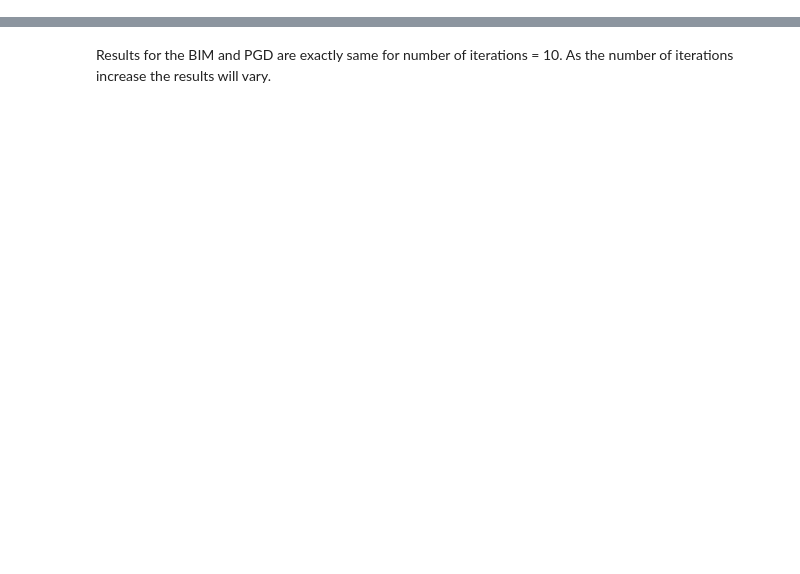
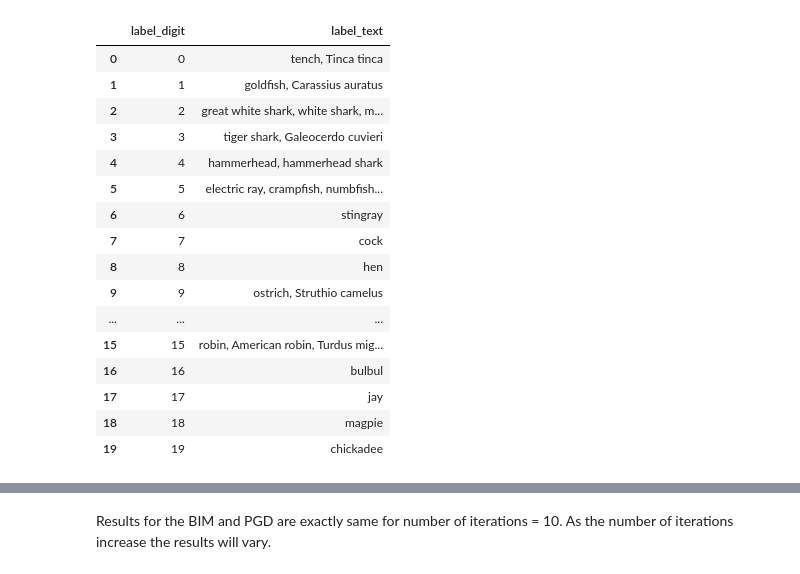
Before and after one commit to kavetinaveen/AdversarialNoise-Llabs, a Jupyter notebook: example.ipynb, the cells around one changed output, grey strips where cells are left out. Saved outputs shown, nothing was run; the diff lists cells and outputs as text; code cells hidden in the pictures; blank space fills up the shorter version.

```diff
--- a/example.ipynb
+++ b/example.ipynb
@@ -2,6 +2,27 @@
 import pandas as pd
 import yaml
 from AdNoise import AdversarialNoise
+# %%
+labels_df = pd.read_csv("./data/input/imagenet_labels.csv")
+labels_df.head(20)
+# %% [output]
+|  | label_digit | label_text |
+| 0 | 0 | tench, Tinca tinca |
+| 1 | 1 | goldfish, Carassius auratus |
+| 2 | 2 | great white shark, white shark, m... |
+| 3 | 3 | tiger shark, Galeocerdo cuvieri |
+| 4 | 4 | hammerhead, hammerhead shark |
+| 5 | 5 | electric ray, crampfish, numbfish... |
+| 6 | 6 | stingray |
+| 7 | 7 | cock |
+| 8 | 8 | hen |
+| 9 | 9 | ostrich, Struthio camelus |
+| ... | ... | ... |
+| 15 | 15 | robin, American robin, Turdus mig... |
+| 16 | 16 | bulbul |
+| 17 | 17 | jay |
+| 18 | 18 | magpie |
+| 19 | 19 | chickadee |
 # %%
 params = yaml.load(open('./AdNoise/config.yaml', 'r'), Loader=yaml.FullLoader)
 params['directories']['labels'] = './data/input/imagenet_labels.csv'
```
Also changed, not shown: parts of 2 cells of this notebook, 3 other files.
